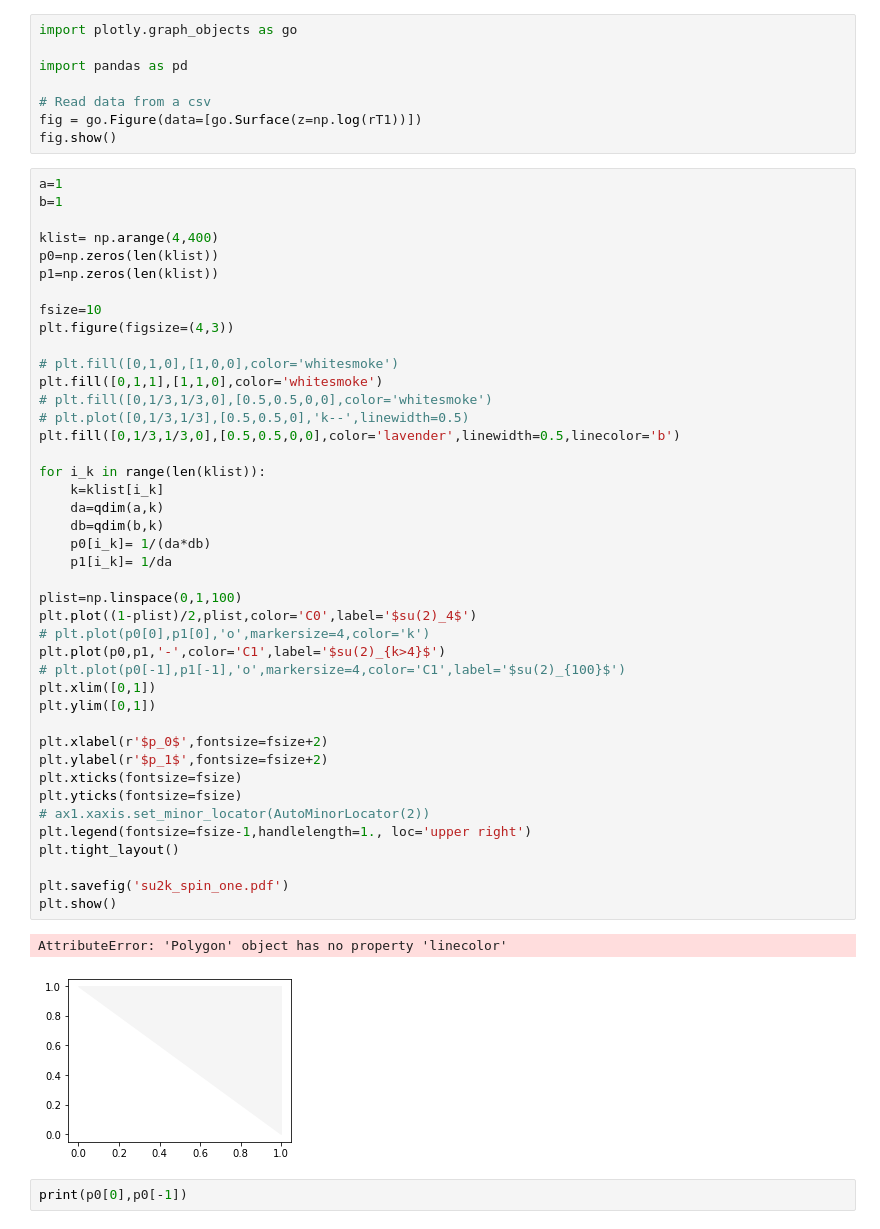
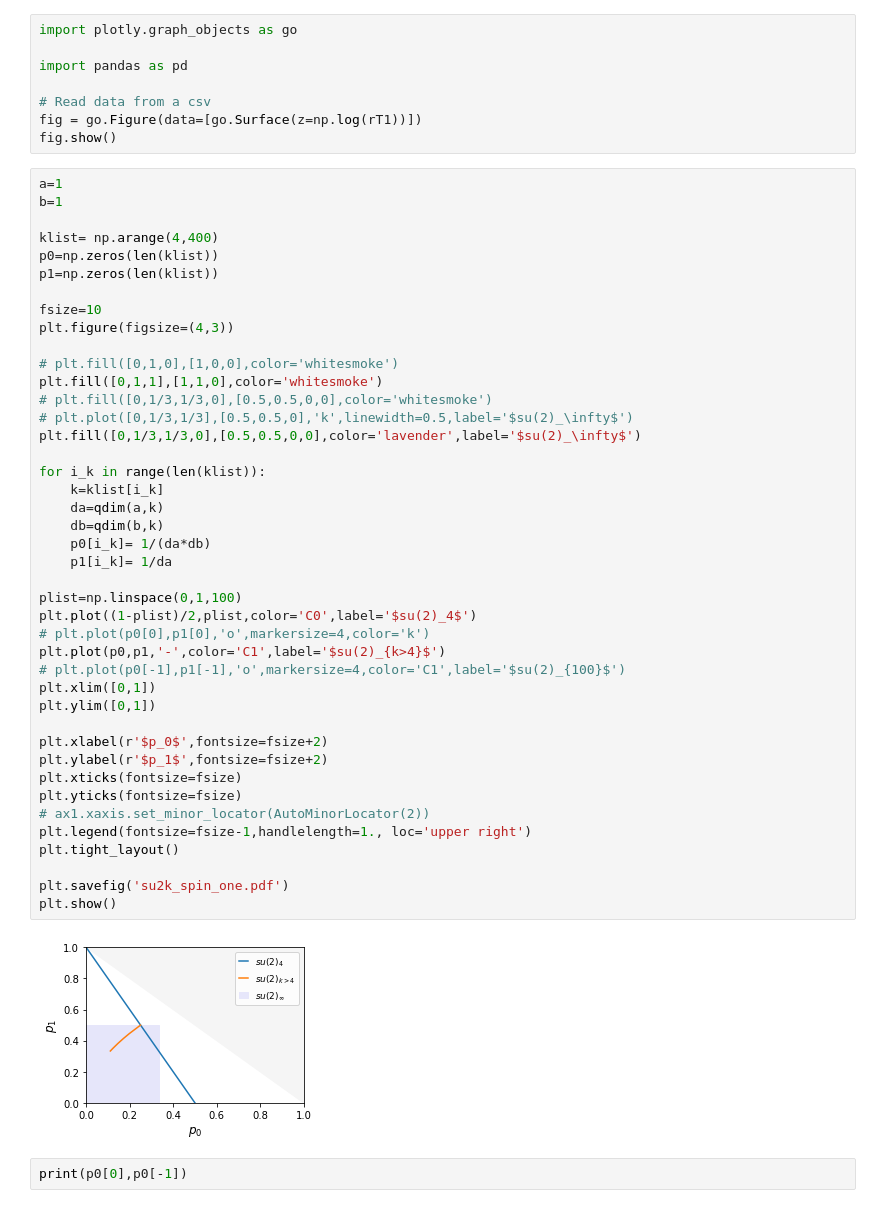
Before and after one commit to hassan-shap/anyons_pt, a Jupyter notebook: su2k.ipynb, the cells around one changed output. Cells and saved outputs as stored; diff of their text form.

```diff
--- a/su2k.ipynb
+++ b/su2k.ipynb
@@ -614,37 +614,36 @@ plt.figure(figsize=(4,3))
 # plt.fill([0,1,0],[1,0,0],color='whitesmoke')
 plt.fill([0,1,1],[1,1,0],color='whitesmoke')
 # plt.fill([0,1/3,1/3,0],[0.5,0.5,0,0],color='whitesmoke')
-# plt.plot([0,1/3,1/3],[0.5,0.5,0],'k--',linewidth=0.5)
-plt.fill([0,1/3,1/3,0],[0.5,0.5,0,0],color='lavender',linewidth=0.5,linecolor='b')
+# plt.plot([0,1/3,1/3],[0.5,0.5,0],'k',linewidth=0.5,label='$su(2)_\infty$')
+plt.fill([0,1/3,1/3,0],[0.5,0.5,0,0],color='lavender',label='$su(2)_\infty$')
 
 for i_k in range(len(klist)):
     k=klist[i_k]
     da=qdim(a,k)
     db=qdim(b,k)
     p0[i_k]= 1/(da*db)
     p1[i_k]= 1/da
 
 plist=np.linspace(0,1,100)
 plt.plot((1-plist)/2,plist,color='C0',label='$su(2)_4$')
 # plt.plot(p0[0],p1[0],'o',markersize=4,color='k')
 plt.plot(p0,p1,'-',color='C1',label='$su(2)_{k>4}$')
 # plt.plot(p0[-1],p1[-1],'o',markersize=4,color='C1',label='$su(2)_{100}$')
 plt.xlim([0,1])
 plt.ylim([0,1])
 
 plt.xlabel(r'$p_0$',fontsize=fsize+2)
 plt.ylabel(r'$p_1$',fontsize=fsize+2)
 plt.xticks(fontsize=fsize)
 plt.yticks(fontsize=fsize)
 # ax1.xaxis.set_minor_locator(AutoMinorLocator(2))
 plt.legend(fontsize=fsize-1,handlelength=1., loc='upper right')
 plt.tight_layout()
 
 plt.savefig('su2k_spin_one.pdf')
 plt.show()
 # %% [output]
-AttributeError: 'Polygon' object has no property 'linecolor'
-[figure, old version]
+[figure, new version]
 # %%
 print(p0[0],p0[-1])
 # %%
```
Also changed, not shown: 1 other file.
